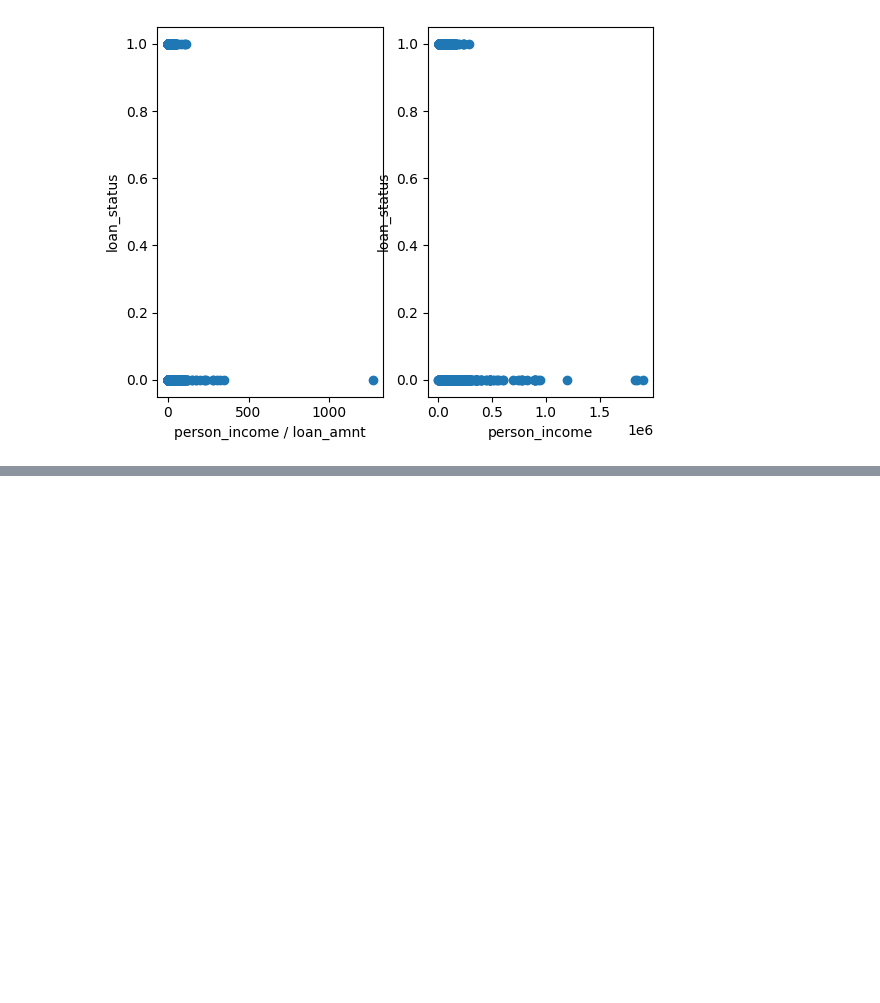
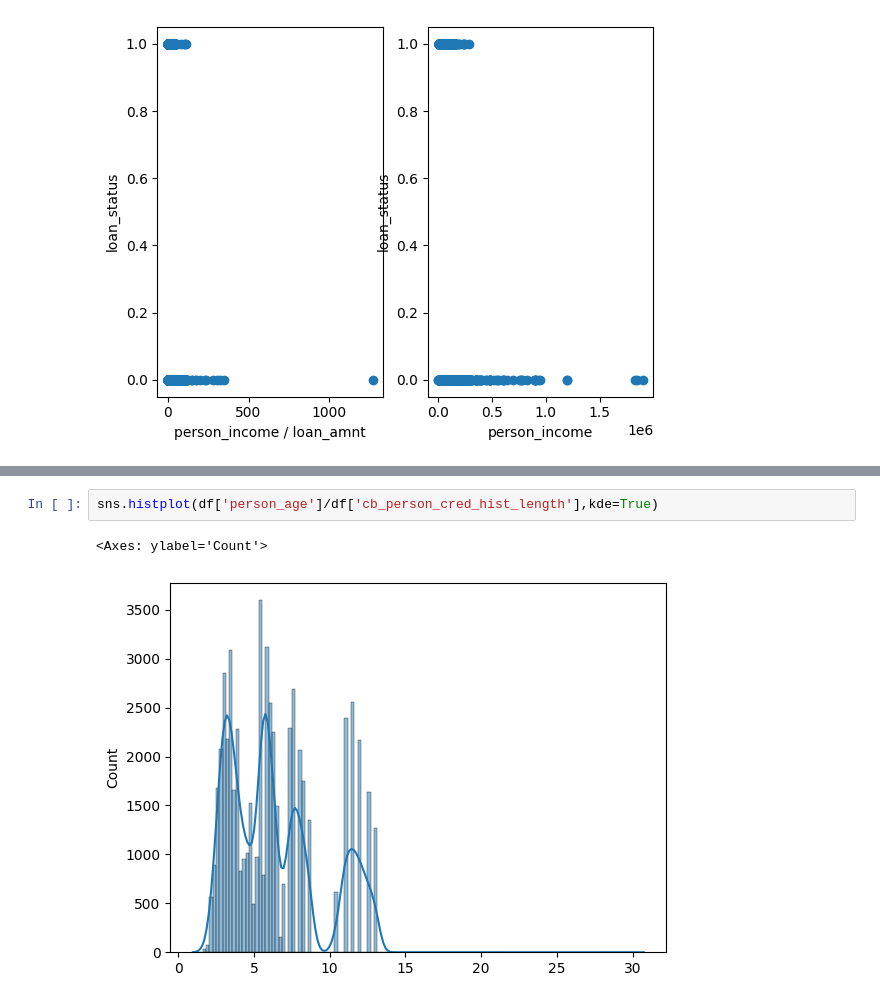
Before and after one commit to viniciuscantocosta/kaggle_loan_prediction, a Jupyter notebook: Loan Approval.ipynb, the cells around one changed output, grey strips where cells are left out. Saved outputs shown, nothing was run; the diff lists cells and outputs as text; blank space fills up the shorter version.

```diff
--- a/Loan Approval.ipynb
+++ b/Loan Approval.ipynb
@@ -91,0 +129,5 @@ plt.show()
+# %%
+sns.histplot(df['person_age']/df['cb_person_cred_hist_length'],kde=True)
+# %% [output]
+<Axes: ylabel='Count'>
+[figure, added]
```
Also changed, not shown: parts of 12 cells of this notebook.
